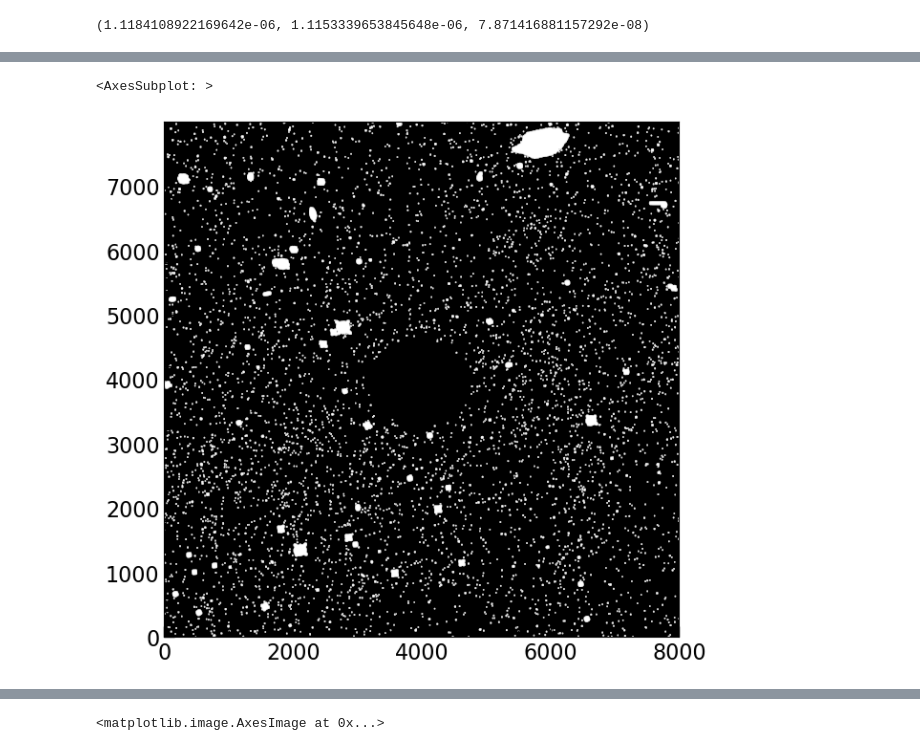
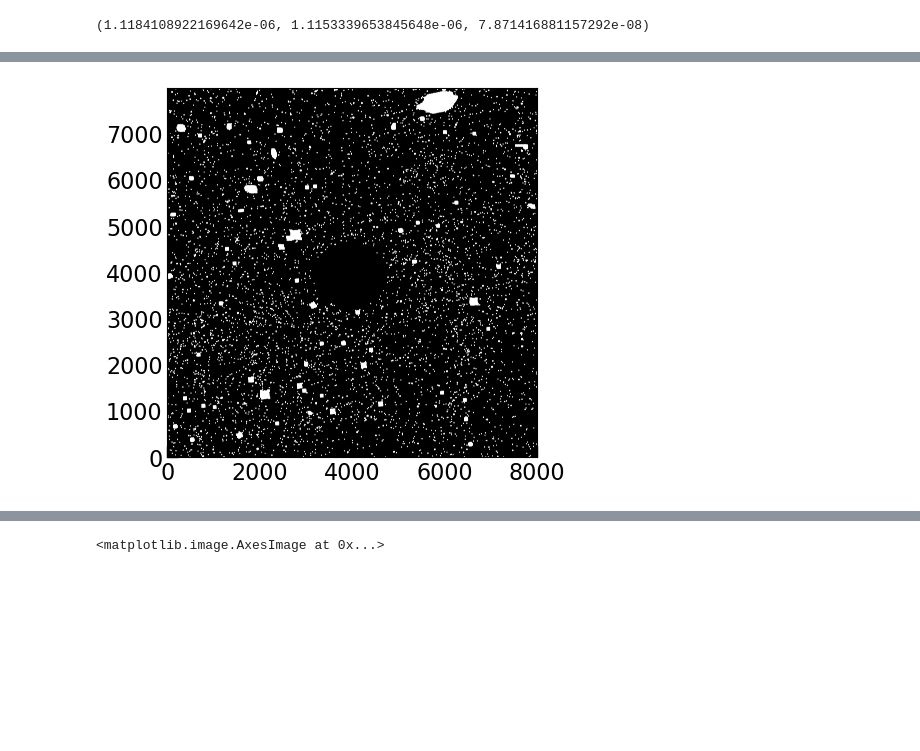
Before and after one commit to jyshangguan/pixsed, a Jupyter notebook: pixsed/demo_NGC1068_rband.ipynb, the cells around one changed output, grey strips where cells are left out. Cells and saved outputs as stored; diff of their text form; code cells hidden in the pictures; blank space fills up the shorter version.

```diff
--- a/pixsed/demo_NGC1068_rband.ipynb
+++ b/pixsed/demo_NGC1068_rband.ipynb
@@ -32,9 +27,7 @@ plot_image(img._mask_galaxy)
 # %%
 # build up the stars mask.
-img.mask_stars(iter_extend=2, iter_point=1)
-plot_image(img._mask_stars)
+img.mask_stars(plot=True)
 # %% [output]
-<AxesSubplot: >
-[figure, old version]
+[figure, new version]
 # %%
 # build up the mask for estimating the backgroud.
```
Also changed, not shown: parts of 8 cells of this notebook.
